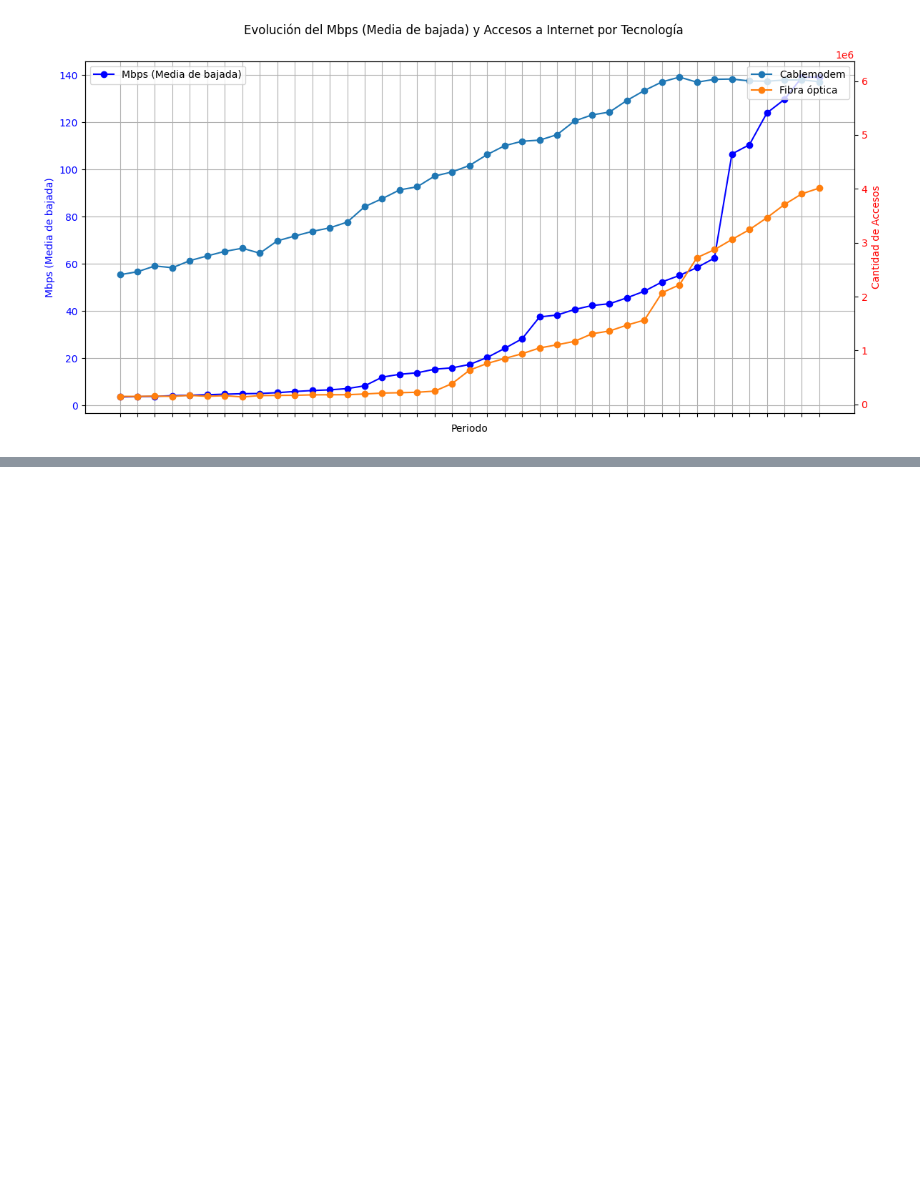
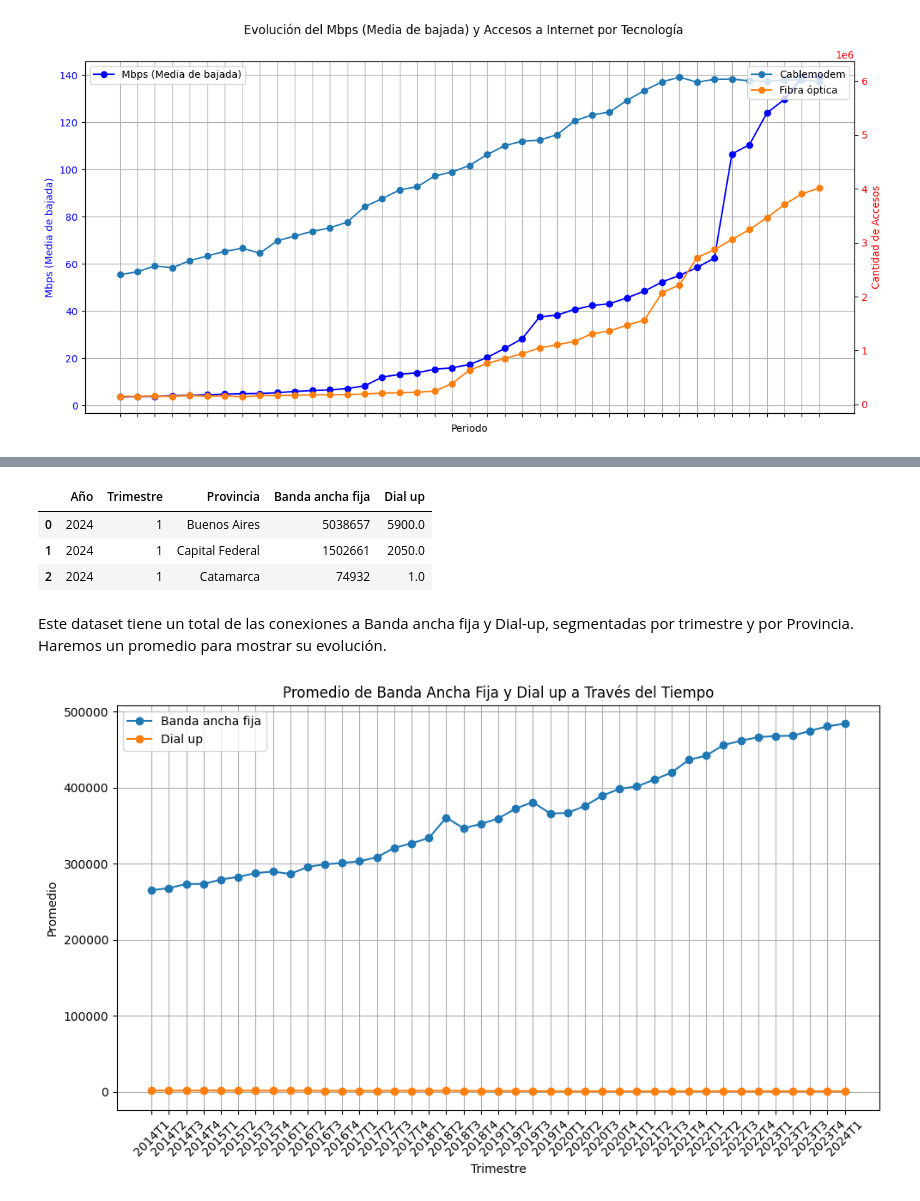
Before and after one commit to gastorellano/Proyecto_telecomunicaciones, a Jupyter notebook: Notebooks/EDA.ipynb, the cells around one changed output, grey strips where cells are left out. Drawn from its saved outputs; the diff is of its cells as text; code cells hidden in the pictures; blank space fills up the shorter version.

```diff
--- a/Notebooks/EDA.ipynb
+++ b/Notebooks/EDA.ipynb
@@ -210,0 +232,30 @@ Si bien el eje Y nos muestra escalas diferentes, el gráfico anterior nos permit
+# %%
+df_dial_baf = pd.read_csv(r'C:\Users\GASTON\Desktop\PI2\DATA\Dial-BAf.csv')
+df_dial_baf.head(3)
+# %% [output]
+|  | Año | Trimestre | Provincia | Banda ancha fija | Dial up |
+| 0 | 2024 | 1 | Buenos Aires | 5038657 | 5900.0 |
+| 1 | 2024 | 1 | Capital Federal | 1502661 | 2050.0 |
+| 2 | 2024 | 1 | Catamarca | 74932 | 1.0 |
+# %% [markdown]
+Este dataset tiene un total de las conexiones a Banda ancha fija y Dial-up, segmentadas por trimestre y por Provincia. Haremos un promedio para mostrar su evolución.
+# %%
+df_promedio = df_dial_baf.groupby(['Año', 'Trimestre']).agg({
+    'Banda ancha fija': 'mean',
+    'Dial up': 'mean'
+}).reset_index()
+
+plt.figure(figsize=(10, 6))
+plt.plot(df_promedio['Año'].astype(str) + 'T' + df_promedio['Trimestre'].astype(str), df_promedio['Banda ancha fija'], marker='o', label='Banda ancha fija')
+plt.plot(df_promedio['Año'].astype(str) + 'T' + df_promedio['Trimestre'].astype(str), df_promedio['Dial up'], marker='o', label='Dial up')
+
+plt.title('Promedio de Banda Ancha Fija y Dial up a Través del Tiempo')
+plt.xlabel('Trimestre')
+plt.ylabel('Promedio')
+plt.grid(True)
+plt.xticks(rotation=45)
+plt.legend()
+plt.tight_layout()
+plt.show()
+# %% [output]
+[figure, added]
```
Also changed, not shown: parts of 20 cells of this notebook, 5 other files.
